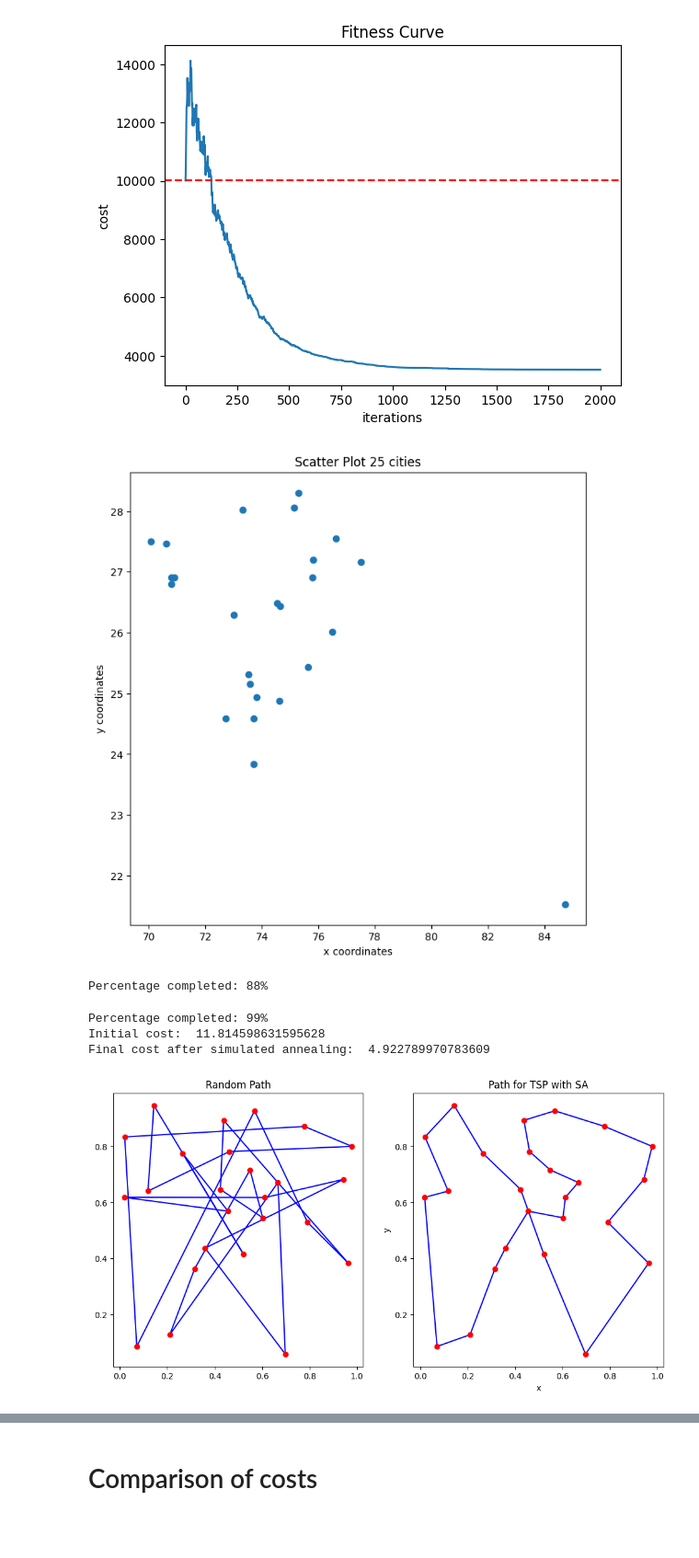
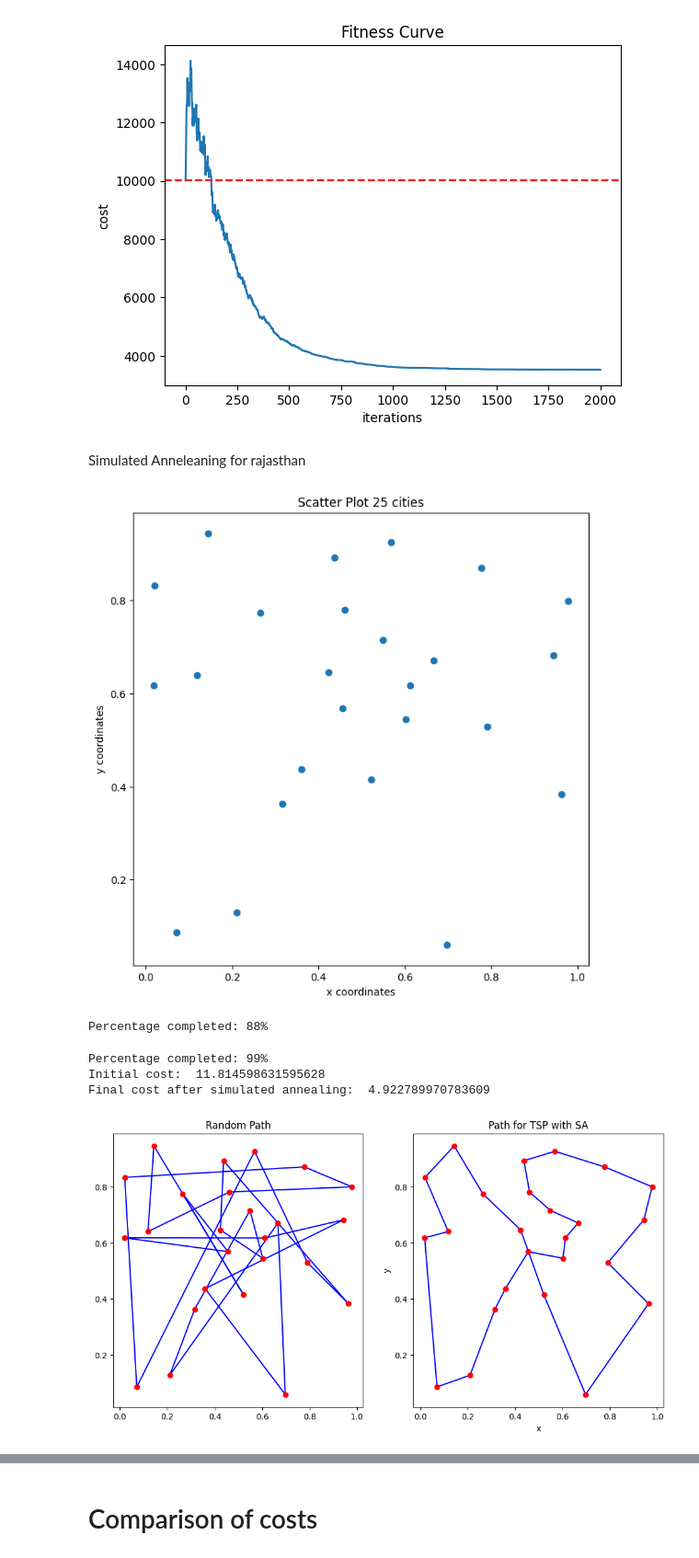
Before and after one commit to slytechiefrommagentashore/cs302_AritificialIntelligence, a Jupyter notebook: tsp_Lab3.ipynb, the cells around one changed output, grey strips where cells are left out. Shown at 92% size. Saved outputs shown, nothing was run; the diff lists cells and outputs as text; code cells hidden in the pictures; blank space fills up the shorter version.

```diff
--- a/tsp_Lab3.ipynb
+++ b/tsp_Lab3.ipynb
@@ -239,39 +239,26 @@ Initial cost:  10013.54006898525
 Final cost after simulated annealing:  3523.5294475507376
 [figure]
 [figure]
+# %% [markdown]
+Simulated Anneleaning for rajasthan
 # %%
-# Load data for 25 cities directly from CSV
-df = pd.read_csv("/content/drive/MyDrive/Ai lab/Lab 3 Assignment _TSP problem /Rajasthan 25 locations/rajasthan.csv")
-x = df["x"]
-y = df["y"]
-
-dim = len(x)
-coordinate = []
-
-for i in range(dim):
-    object = Coordinate(x[i], y[i])
-    coordinate.append(object)
-
 # Scatter plot x, y coordinates for 25 cities
+x = [c.x for c in coordinate]
+y = [c.y for c in coordinate]
 plt.figure(figsize=(8, 8))
 plt.scatter(x, y)
-plt.title("Scatter Plot %s cities" % (dim))
+plt.title("Scatter Plot 25 cities")
 plt.xlabel("x coordinates")
 plt.ylabel("y coordinates")
 plt.show()
 
-# Plotting coordinates for 25 cities
+# Plotting random path
 fig = plt.figure(figsize=(12, 6))
 axes1 = fig.add_subplot(121)
 axes2 = fig.add_subplot(122)
 axes1.title.set_text("Random Path")
 axes2.title.set_text("Path for TSP with SA")
 
-# Generate random coordinates for 25 cities
-np.random.seed(0)
-coordinate = [Coordinate(np.random.uniform(), np.random.uniform()) for _ in range(dim)]
-
-# Plot random path
 for f, s in zip(coordinate[:-1], coordinate[1:]):
     axes1.plot([f.x, s.x], [f.y, s.y], "b")
 axes1.plot([coordinate[0].x, coordinate[-1].x], [coordinate[0].y, coordinate[-1].y], "b")
@@ -310,34 +297,34 @@ for i in range(iterations):
                 cost0 = cost1
             else:
                 temp = coordinate[c1]
                 coordinate[c1] = coordinate[c2]
                 coordinate[c2] = temp
 
     T = T * factor
 
 print("\nInitial cost: ", initial_cost)
 print("Final cost after simulated annealing: ", cost0)
 
 # Plotting the results after running simulated annealing for 25 cities
 for f, s in zip(coordinate[:-1], coordinate[1:]):
     axes2.plot([f.x, s.x], [f.y, s.y], "b")
 axes2.plot([coordinate[0].x, coordinate[-1].x], [coordinate[0].y, coordinate[-1].y], "b")
 for coor in coordinate:
     axes2.plot(coor.x, coor.y, "ro")
 
 axes2.set_xlabel("x")
 axes2.set_ylabel("y")
 plt.show()
 
 # Plot the fitness curve of the cost vs iterations
 plt.plot(np.arange(iterations), costs)
 plt.axhline(y=initial_cost, color="r", linestyle="--")
 plt.title("Fitness Curve")
 plt.xlabel("iterations")
 plt.ylabel("cost")
 plt.show()
 # %% [output]
-[figure, old version]
+[figure, new version]
 Percentage completed: 88%
 Percentage completed: 99%
 Initial cost:  11.814598631595628
```
